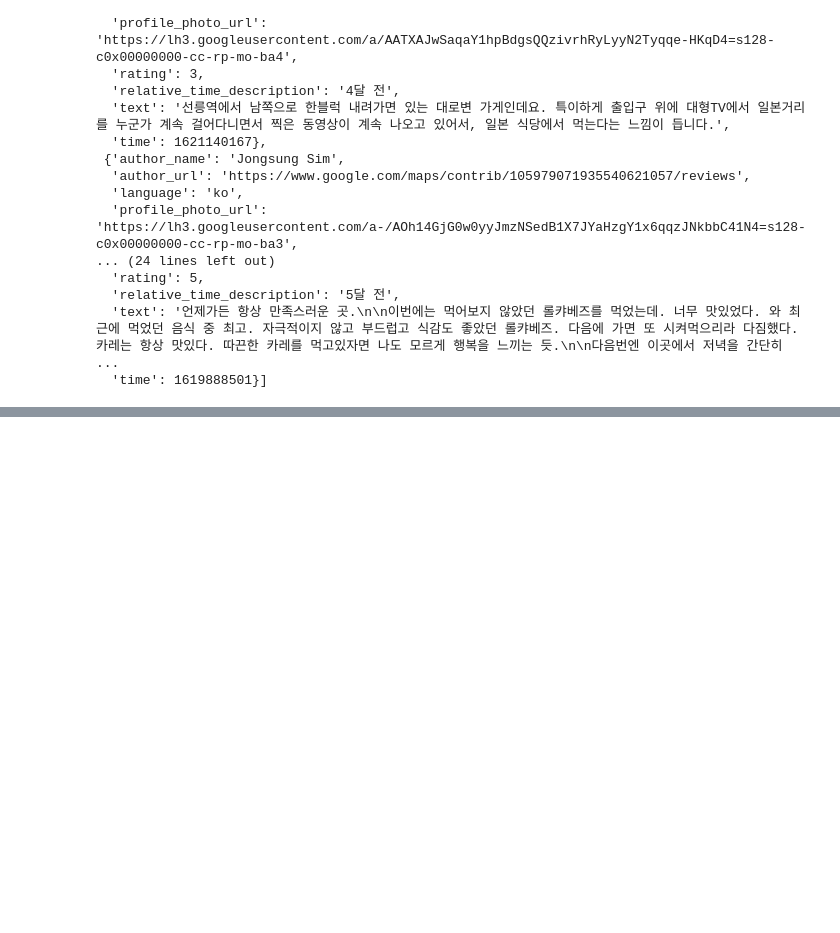
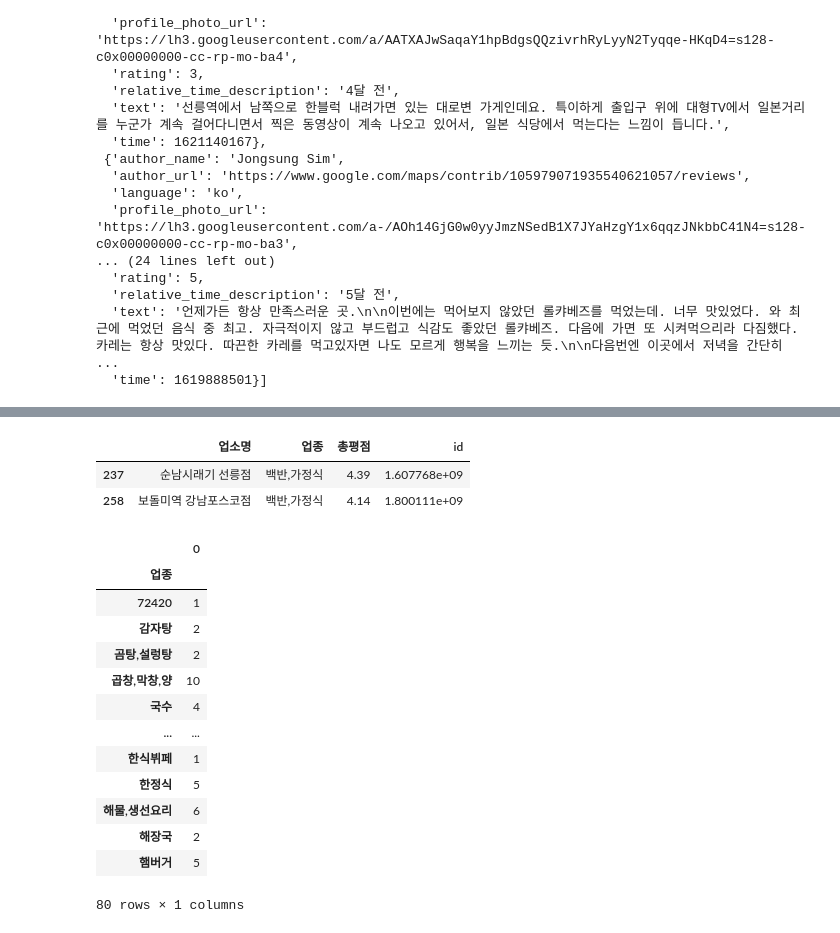
Before and after one commit to kojh0111/ReviewKing, a Jupyter notebook: data_crawler/data_analysis/data.ipynb, the cells around one changed output, grey strips where cells are left out. Drawn from its saved outputs; the diff is of its cells as text; code cells hidden in the pictures; blank space fills up the shorter version.

```diff
--- a/data_crawler/data_analysis/data.ipynb
+++ b/data_crawler/data_analysis/data.ipynb
@@ -180,0 +236,24 @@ get_place_details("ChIJ69cR2RqkfDURPQMN3JJWeW8", os.environ.get("API_KEY"))
+# %%
+naver[naver["업종"] == '백반,가정식']
+# %% [output]
+|  | 업소명 | 업종 | 총평점 | id |
+| 237 | 순남시래기 선릉점 | 백반,가정식 | 4.39 | 1.607768e+09 |
+| 258 | 보돌미역 강남포스코점 | 백반,가정식 | 4.14 | 1.800111e+09 |
+# %%
+naver_cat = pd.DataFrame(naver.groupby("업종").size())
+naver_cat
+# %% [output]
+|  | 0 |
+| 업종 |  |
+| 72420 | 1 |
+| 감자탕 | 2 |
+| 곰탕,설렁탕 | 2 |
+| 곱창,막창,양 | 10 |
+| 국수 | 4 |
+| ... | ... |
+| 한식뷔페 | 1 |
+| 한정식 | 5 |
+| 해물,생선요리 | 6 |
+| 해장국 | 2 |
+| 햄버거 | 5 |
+80 rows × 1 columns
```
Also changed, not shown: parts of 15 cells of this notebook, 1 other file.
